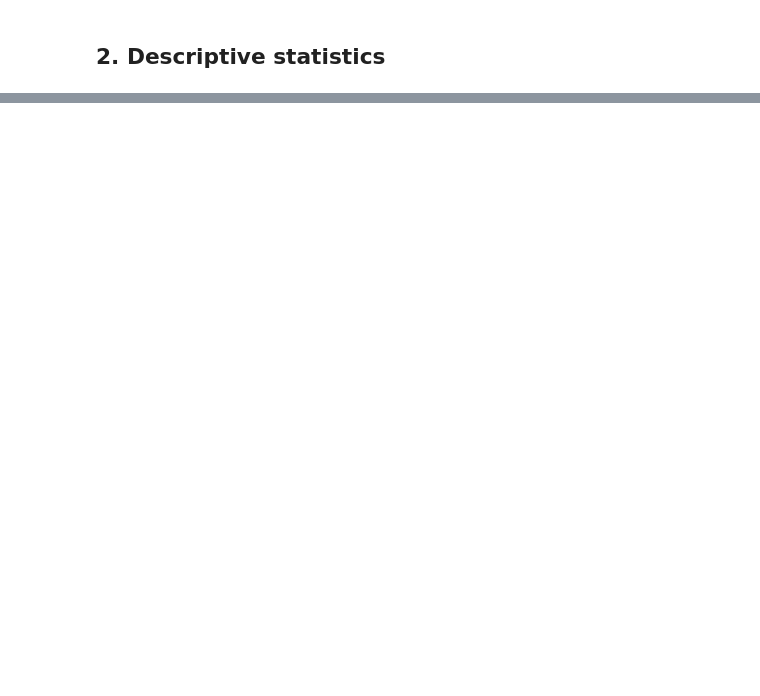
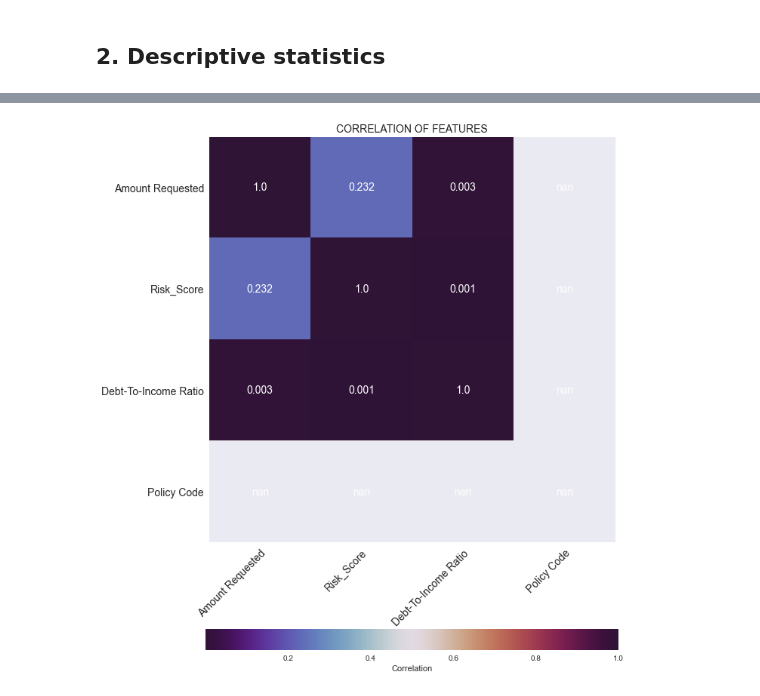
Before and after one commit to hansaleem1/Robo-Loan, a Jupyter notebook: Roboloan.ipynb, the cells around one changed output, grey strips where cells are left out. Saved outputs shown, nothing was run; the diff lists cells and outputs as text; code cells hidden in the pictures; blank space fills up the shorter version.

```diff
--- a/Roboloan.ipynb
+++ b/Roboloan.ipynb
@@ -176,0 +388,4 @@ Text(0.5, 1.0, 'Purpose')
+# %%
+correlation_matrix(data_rejected.corr())
+# %% [output]
+[figure, added]
```
Also changed, not shown: parts of 36 cells of this notebook.
